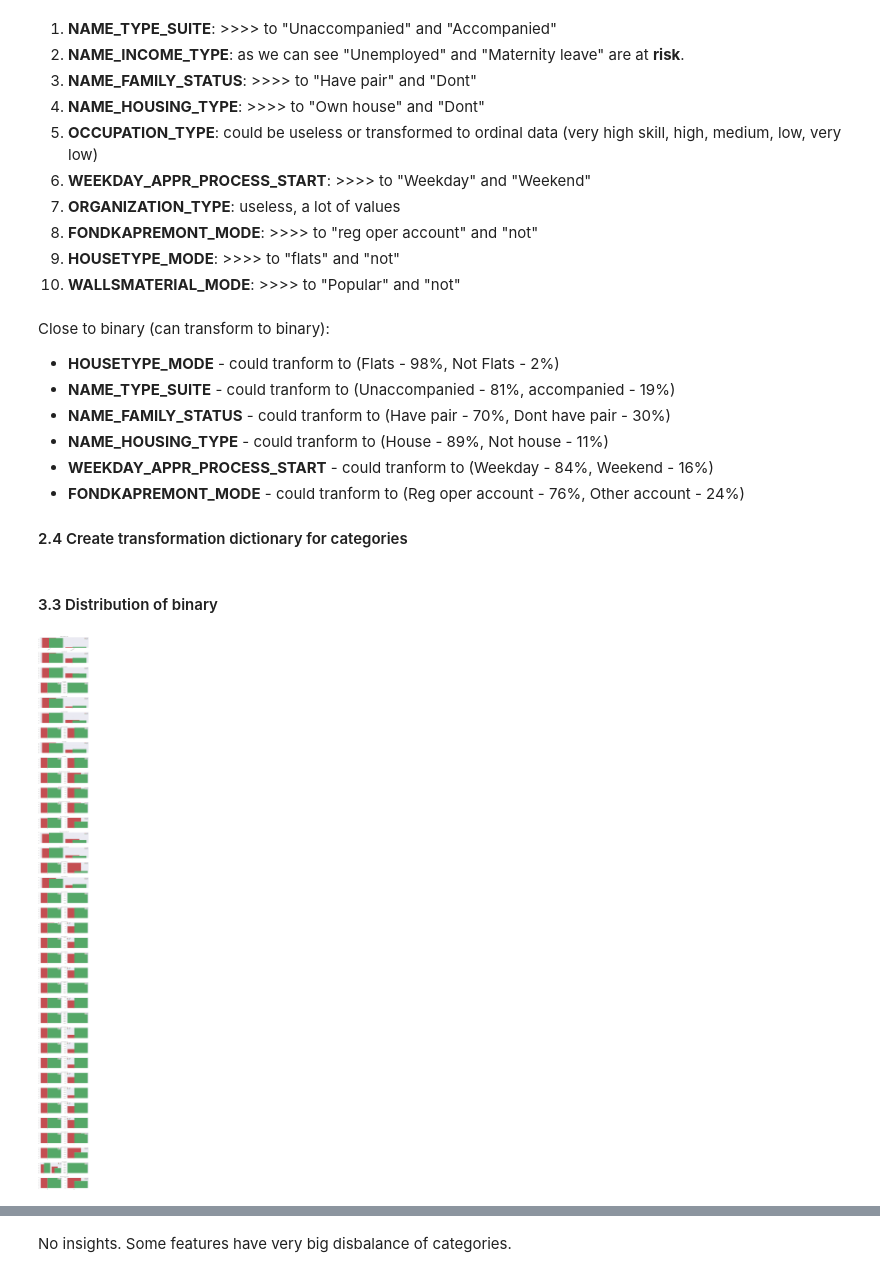
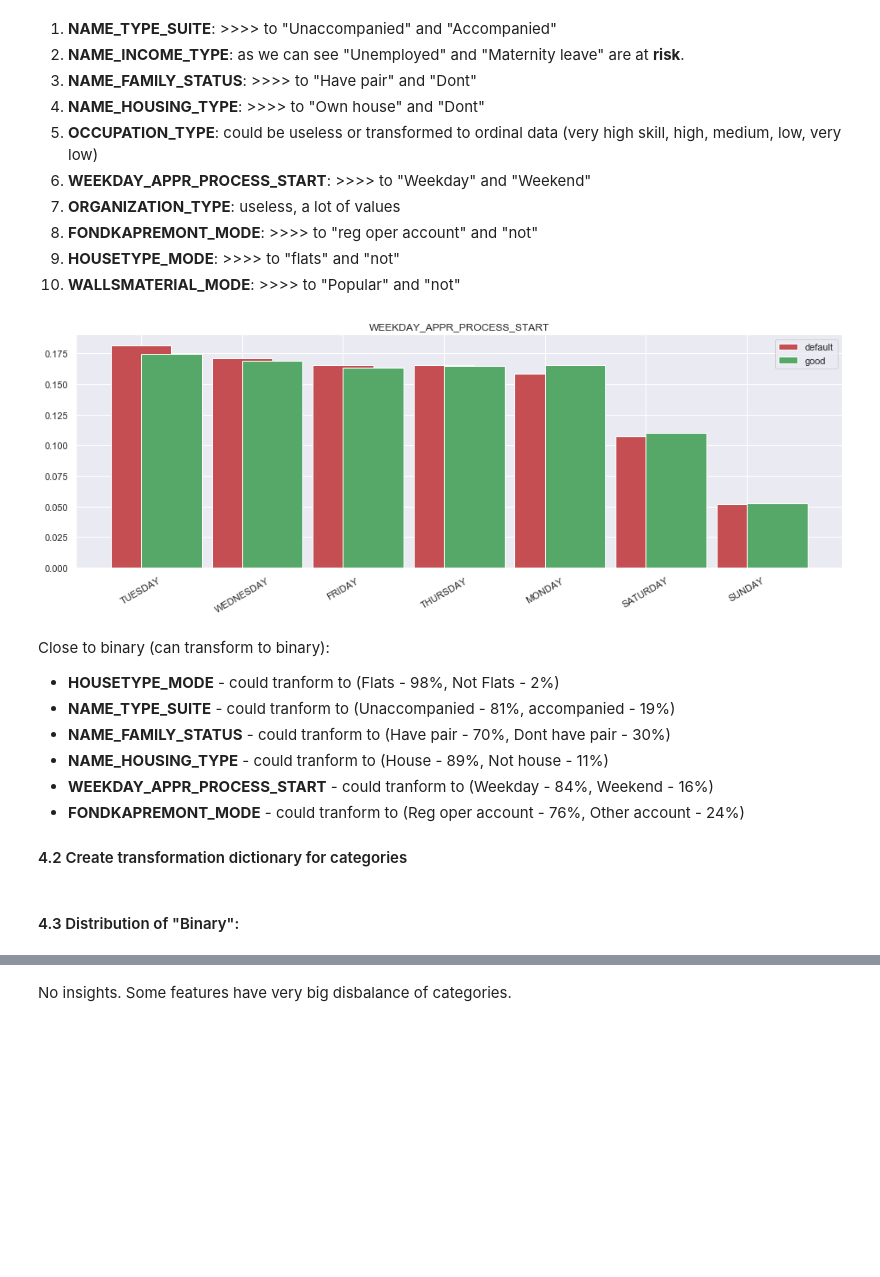
Before and after one commit to lasados/HomeCreditScoring, a Jupyter notebook: EDA application.ipynb, the cells around one changed output, grey strips where cells are left out. Saved outputs shown, nothing was run; the diff lists cells and outputs as text; code cells hidden in the pictures; blank space fills up the shorter version.

```diff
--- a/EDA application.ipynb
+++ b/EDA application.ipynb
@@ -349,6 +157,10 @@ plot_cat_distbars(nominal_columns)
 8. **FONDKAPREMONT_MODE**: >>>> to "reg oper account" and "not"
 9. **HOUSETYPE_MODE**: >>>> to "flats" and "not"
 10. **WALLSMATERIAL_MODE**: >>>> to "Popular" and "not"
+# %%
+eda_proc.plot_categorical_dist_by_target(plot_columns=['WEEKDAY_APPR_PROCESS_START'])
+# %% [output]
+[figure, added]
 # %% [markdown]
 Close to binary (can transform to binary):
 * **HOUSETYPE_MODE** - could tranform to (Flats - 98%, Not Flats - 2%)
@@ -358,7 +170,7 @@ Close to binary (can transform to binary):
 * **WEEKDAY_APPR_PROCESS_START** - could tranform to (Weekday - 84%, Weekend - 16%)
 * **FONDKAPREMONT_MODE** - could tranform to (Reg oper account - 76%, Other account - 24%)
 
-#### 2.4 Create transformation dictionary for categories
+#### 4.2 Create transformation dictionary for categories
 # %%
 transform_categories = dict()
 
@@ -408,8 +220,4 @@ transform_categories['FONDKAPREMONT_MODE'] = {"reg oper account": 1,
                                               "org spec account": 0,
                                                np.nan: 1}
 # %% [markdown]
-#### 3.3 Distribution of binary
+#### 4.3 Distribution of "Binary":
-# %%
-plot_cat_distbars(binary_columns)
-# %% [output]
-[figure, removed]
```
Also changed, not shown: parts of 44 cells of this notebook, 1 other file.
